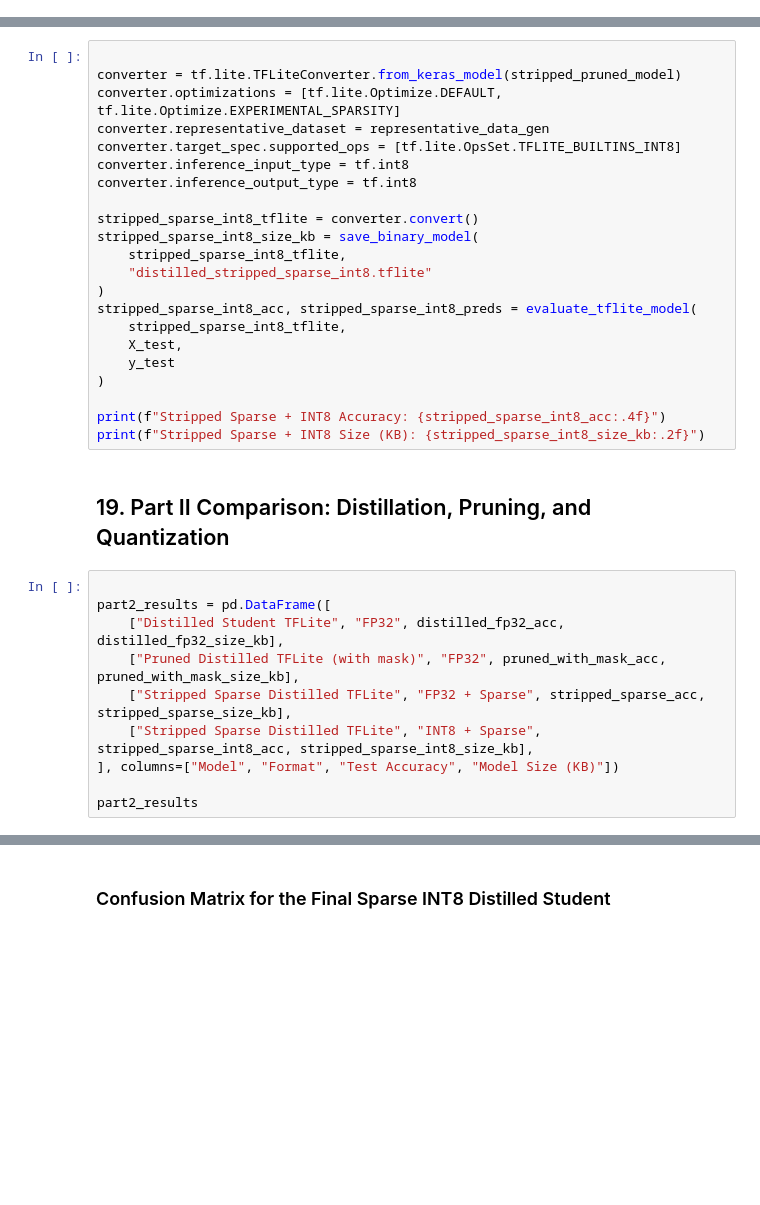
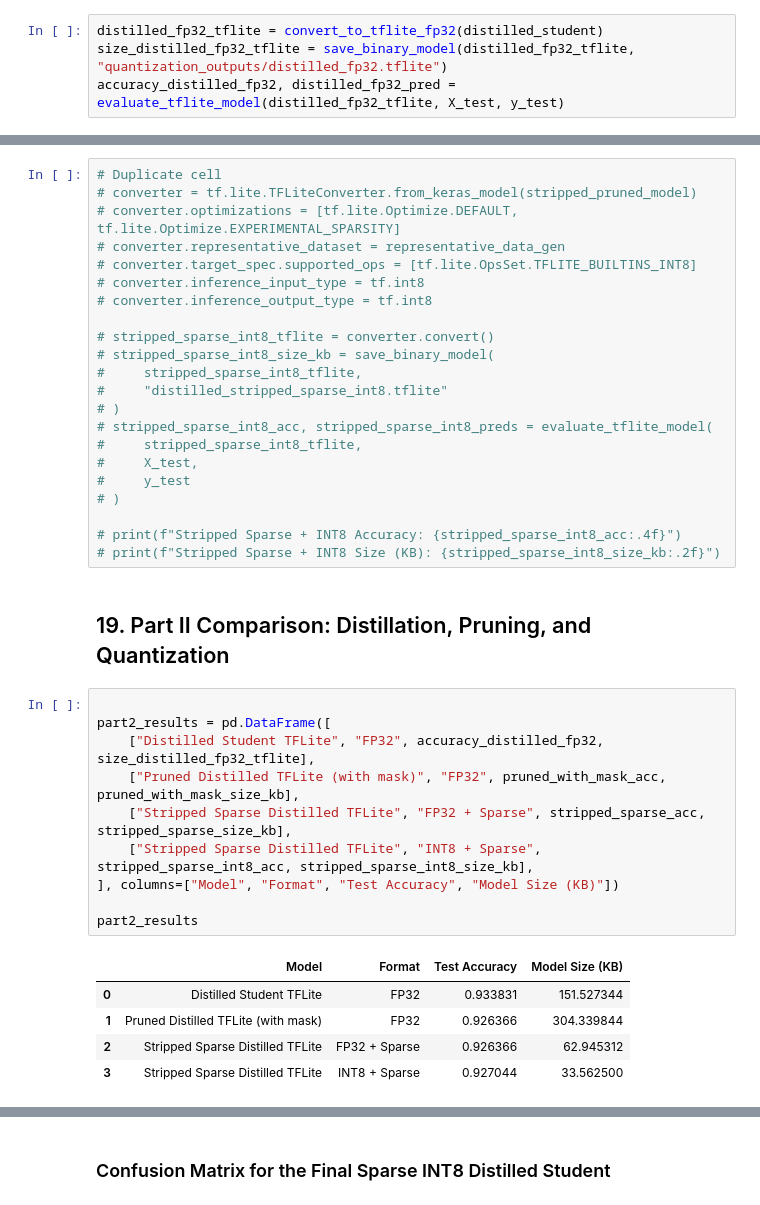
Before and after one commit to nhl01/EE446Labs, a Jupyter notebook: Lab3/EE446_UCI_HAR_DNN_Knowledge_Distillation_Pruning_Quantization_Student_NL.ipynb, the cells around one changed output, grey strips where cells are left out. Cells and saved outputs as stored; diff of their text form; blank space fills up the shorter version.

```diff
--- a/Lab3/EE446_UCI_HAR_DNN_Knowledge_Distillation_Pruning_Quantization_Student_NL.ipynb
+++ b/Lab3/EE446_UCI_HAR_DNN_Knowledge_Distillation_Pruning_Quantization_Student_NL.ipynb
@@ -490,0 +665,4 @@ def representative_data_gen():
+# %%
+distilled_fp32_tflite = convert_to_tflite_fp32(distilled_student)
+size_distilled_fp32_tflite = save_binary_model(distilled_fp32_tflite, "quantization_outputs/distilled_fp32.tflite")
+accuracy_distilled_fp32, distilled_fp32_pred = evaluate_tflite_model(distilled_fp32_tflite, X_test, y_test)
@@ -649,39 +898,45 @@ print(f"Stripped Sparse + INT8 Size (KB): {stripped_sparse_int8_size_kb:.2f}")
 # %% [markdown]
 ## 18. Apply Full Integer Quantization to the Stripped Sparse Distilled Student
 # %%
+# Duplicate cell
+# converter = tf.lite.TFLiteConverter.from_keras_model(stripped_pruned_model)
+# converter.optimizations = [tf.lite.Optimize.DEFAULT, tf.lite.Optimize.EXPERIMENTAL_SPARSITY]
+# converter.representative_dataset = representative_data_gen
+# converter.target_spec.supported_ops = [tf.lite.OpsSet.TFLITE_BUILTINS_INT8]
+# converter.inference_input_type = tf.int8
+# converter.inference_output_type = tf.int8
 
-converter = tf.lite.TFLiteConverter.from_keras_model(stripped_pruned_model)
-converter.optimizations = [tf.lite.Optimize.DEFAULT, tf.lite.Optimize.EXPERIMENTAL_SPARSITY]
-converter.representative_dataset = representative_data_gen
-converter.target_spec.supported_ops = [tf.lite.OpsSet.TFLITE_BUILTINS_INT8]
-converter.inference_input_type = tf.int8
-converter.inference_output_type = tf.int8
+# stripped_sparse_int8_tflite = converter.convert()
+# stripped_sparse_int8_size_kb = save_binary_model(
+#     stripped_sparse_int8_tflite,
+#     "distilled_stripped_sparse_int8.tflite"
+# )
+# stripped_sparse_int8_acc, stripped_sparse_int8_preds = evaluate_tflite_model(
+#     stripped_sparse_int8_tflite,
+#     X_test,
+#     y_test
+# )
 
-stripped_sparse_int8_tflite = converter.convert()
-stripped_sparse_int8_size_kb = save_binary_model(
-    stripped_sparse_int8_tflite,
-    "distilled_stripped_sparse_int8.tflite"
-)
-stripped_sparse_int8_acc, stripped_sparse_int8_preds = evaluate_tflite_model(
-    stripped_sparse_int8_tflite,
-    X_test,
-    y_test
-)
-
-print(f"Stripped Sparse + INT8 Accuracy: {stripped_sparse_int8_acc:.4f}")
-print(f"Stripped Sparse + INT8 Size (KB): {stripped_sparse_int8_size_kb:.2f}")
+# print(f"Stripped Sparse + INT8 Accuracy: {stripped_sparse_int8_acc:.4f}")
+# print(f"Stripped Sparse + INT8 Size (KB): {stripped_sparse_int8_size_kb:.2f}")
 # %% [markdown]
 ## 19. Part II Comparison: Distillation, Pruning, and Quantization
 # %%
 
 part2_results = pd.DataFrame([
-    ["Distilled Student TFLite", "FP32", distilled_fp32_acc, distilled_fp32_size_kb],
+    ["Distilled Student TFLite", "FP32", accuracy_distilled_fp32, size_distilled_fp32_tflite],
     ["Pruned Distilled TFLite (with mask)", "FP32", pruned_with_mask_acc, pruned_with_mask_size_kb],
     ["Stripped Sparse Distilled TFLite", "FP32 + Sparse", stripped_sparse_acc, stripped_sparse_size_kb],
     ["Stripped Sparse Distilled TFLite", "INT8 + Sparse", stripped_sparse_int8_acc, stripped_sparse_int8_size_kb],
 ], columns=["Model", "Format", "Test Accuracy", "Model Size (KB)"])
 
 part2_results
+# %% [output]
+|  | Model | Format | Test Accuracy | Model Size (KB) |
+| 0 | Distilled Student TFLite | FP32 | 0.933831 | 151.527344 |
+| 1 | Pruned Distilled TFLite (with mask) | FP32 | 0.926366 | 304.339844 |
+| 2 | Stripped Sparse Distilled TFLite | FP32 + Sparse | 0.926366 | 62.945312 |
+| 3 | Stripped Sparse Distilled TFLite | INT8 + Sparse | 0.927044 | 33.562500 |
 # %%
 
 plt.figure(figsize=(8, 4))
```
Also changed, not shown: parts of 24 cells of this notebook, 4 other files.
